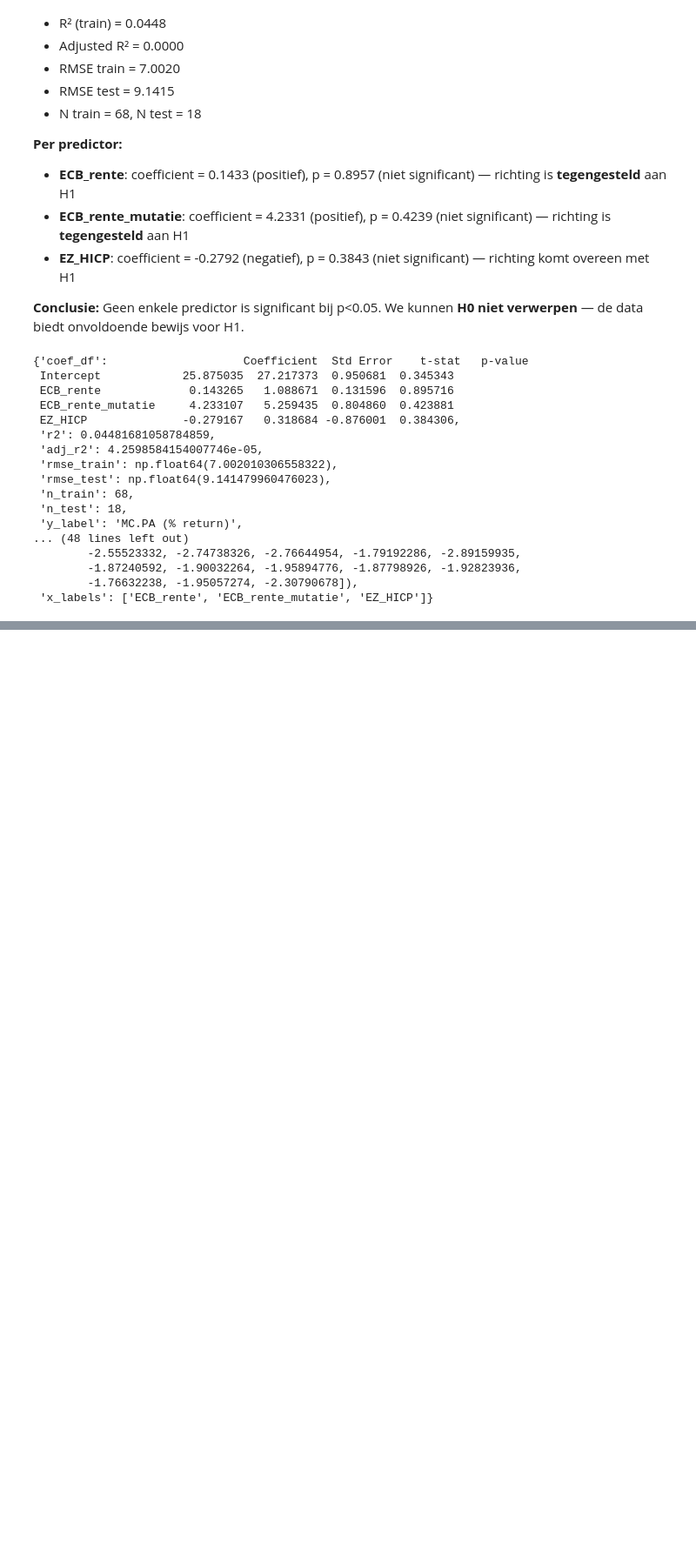
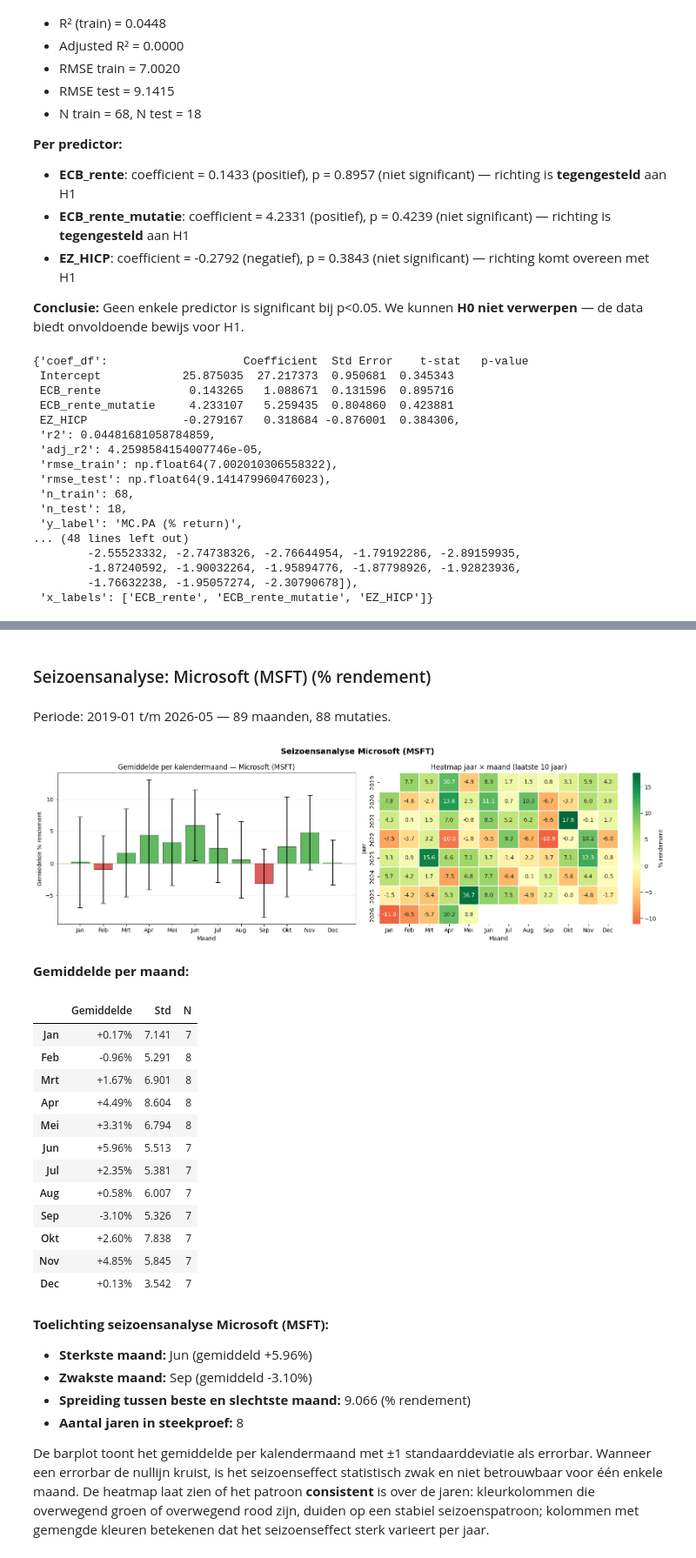
Before and after one commit to Pablo-Atanes/Minor-bigdata, a Jupyter notebook: b2_colab_board_pablo_jasper.ipynb, the cells around one changed output, grey strips where cells are left out. Shown at 87% size. Cells and saved outputs as stored; diff of their text form; code cells hidden in the pictures; blank space fills up the shorter version.

```diff
--- a/b2_colab_board_pablo_jasper.ipynb
+++ b/b2_colab_board_pablo_jasper.ipynb
@@ -876,0 +905,33 @@ N train: 68    N test: 18
+# %%
+show_seasonal_analysis('financial', 'MSFT', 'Microsoft (MSFT)')
+# %% [output]
+### Seizoensanalyse: Microsoft (MSFT) (% rendement)
+Periode: 2019-01 t/m 2026-05 — 89 maanden, 88 mutaties.
+[figure, added]
+**Gemiddelde per maand:**
+|  | Gemiddelde | Std | N |
+| Jan | +0.17% | 7.141 | 7 |
+| Feb | -0.96% | 5.291 | 8 |
+| Mrt | +1.67% | 6.901 | 8 |
+| Apr | +4.49% | 8.604 | 8 |
+| Mei | +3.31% | 6.794 | 8 |
+| Jun | +5.96% | 5.513 | 7 |
+| Jul | +2.35% | 5.381 | 7 |
+| Aug | +0.58% | 6.007 | 7 |
+| Sep | -3.10% | 5.326 | 7 |
+| Okt | +2.60% | 7.838 | 7 |
+| Nov | +4.85% | 5.845 | 7 |
+| Dec | +0.13% | 3.542 | 7 |
+**Toelichting seizoensanalyse Microsoft (MSFT):**
+
+- **Sterkste maand:** Jun (gemiddeld +5.96%)
+- **Zwakste maand:** Sep (gemiddeld -3.10%)
+- **Spreiding tussen beste en slechtste maand:** 9.066 (% rendement)
+- **Aantal jaren in steekproef:** 8
+
+De barplot toont het gemiddelde per kalendermaand met ±1 standaarddeviatie als errorbar.
+Wanneer een errorbar de nullijn kruist, is het seizoenseffect statistisch zwak en niet
+betrouwbaar voor één enkele maand. De heatmap laat zien of het patroon **consistent** is
+over de jaren: kleurkolommen die overwegend groen of overwegend rood zijn, duiden op een
+stabiel seizoenspatroon; kolommen met gemengde kleuren betekenen dat het seizoenseffect
+sterk varieert per jaar.
```
Also changed, not shown: parts of 18 cells of this notebook, 1 other file.
